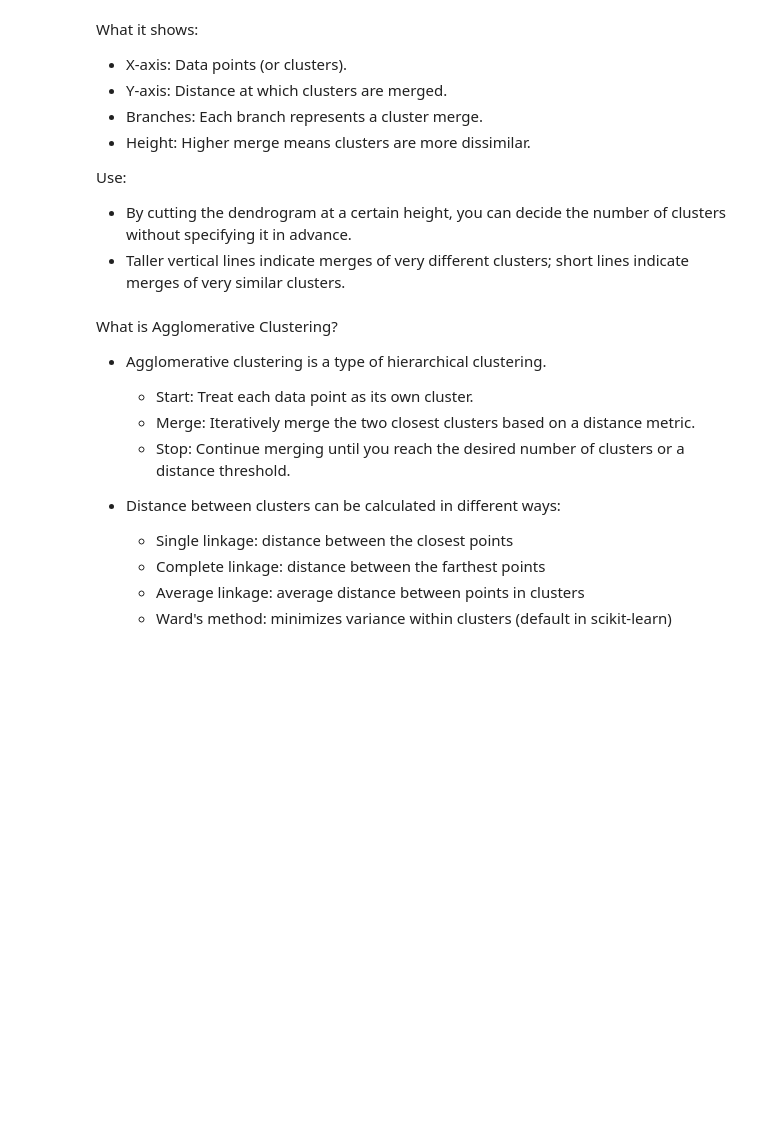
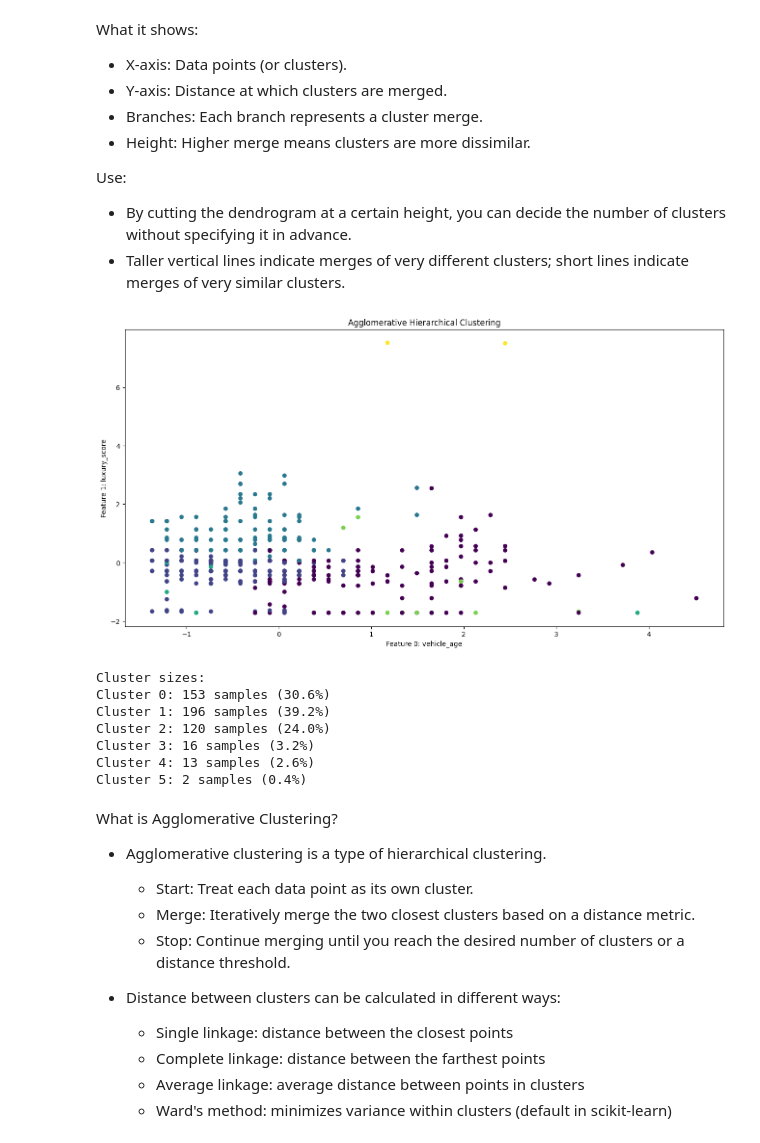
Before and after one commit to Zhiqi-Tao-1160573-new2/COMP647, a Jupyter notebook: LAB7-unsupervised_learning.ipynb, the cells around one changed output. Cells and saved outputs as stored; diff of their text form; code cells hidden in the pictures; blank space fills up the shorter version.

```diff
--- a/LAB7-unsupervised_learning.ipynb
+++ b/LAB7-unsupervised_learning.ipynb
@@ -203,33 +230,44 @@ Use:
 # -----------------------------
 # 3. Apply Agglomerative Clustering
 # -----------------------------
 hc = AgglomerativeClustering(
     n_clusters=6,  # Adjust based on dendrogram inspection
     metric="euclidean",
     linkage="ward"
 )
 y_hc = hc.fit_predict(X_hierarchical_scaled)
 
 # -----------------------------
 # 4. Visualize Final Clusters
 # -----------------------------
 plt.figure(figsize=(16, 8))
 plt.scatter(X_hierarchical_scaled[:, 0], X_hierarchical_scaled[:, 1], c=y_hc, cmap="viridis", s=30)
 plt.title("Agglomerative Hierarchical Clustering")
 # Use feature names if available, otherwise use generic labels
 try:
     plt.xlabel(f"Feature 0: {numerical_features[0]}")
     plt.ylabel(f"Feature 1: {numerical_features[1]}")
 except:
     plt.xlabel("Feature 0")
     plt.ylabel("Feature 1")
+plt.tight_layout()  # Ensure proper layout for GitHub display
 plt.show()
+plt.close()  # Close figure to free memory
 
 # Print cluster information
 print(f"\nCluster sizes:")
 for i in range(hc.n_clusters_):
     cluster_size = np.sum(y_hc == i)
     print(f"Cluster {i}: {cluster_size} samples ({cluster_size/len(y_hc)*100:.1f}%)")
+# %% [output]
+[figure, added]
+Cluster sizes:
+Cluster 0: 153 samples (30.6%)
+Cluster 1: 196 samples (39.2%)
+Cluster 2: 120 samples (24.0%)
+Cluster 3: 16 samples (3.2%)
+Cluster 4: 13 samples (2.6%)
+Cluster 5: 2 samples (0.4%)
 # %% [markdown]
 What is Agglomerative Clustering?
 - Agglomerative clustering is a type of hierarchical clustering.
```
Also changed, not shown: parts of 7 cells of this notebook.
